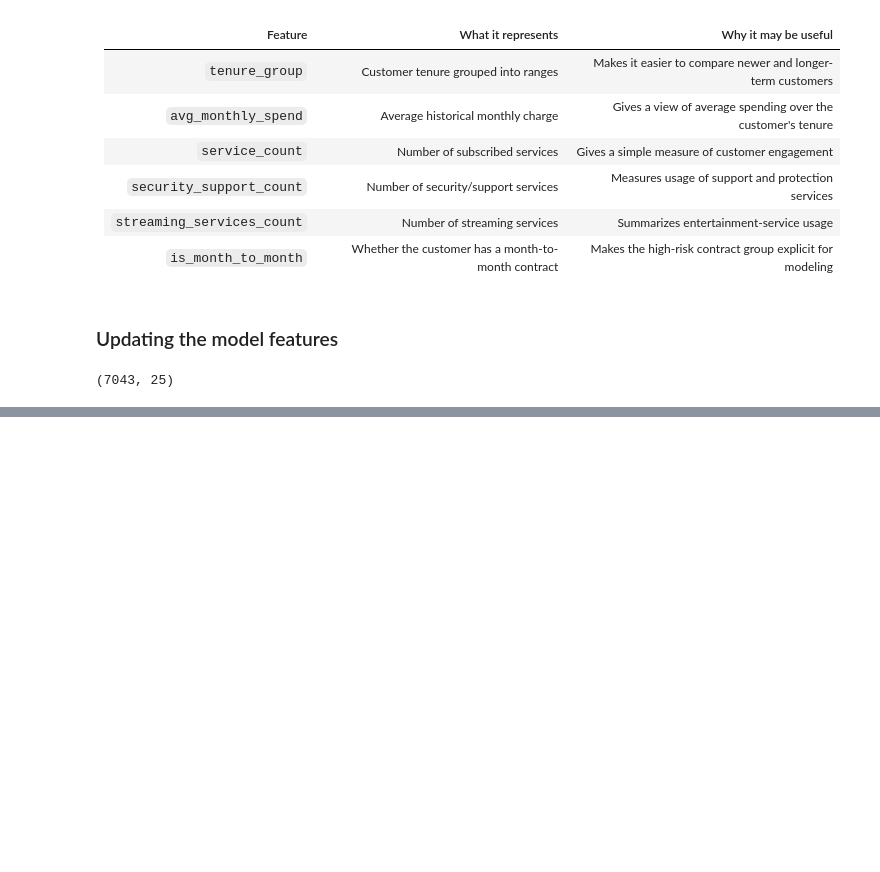
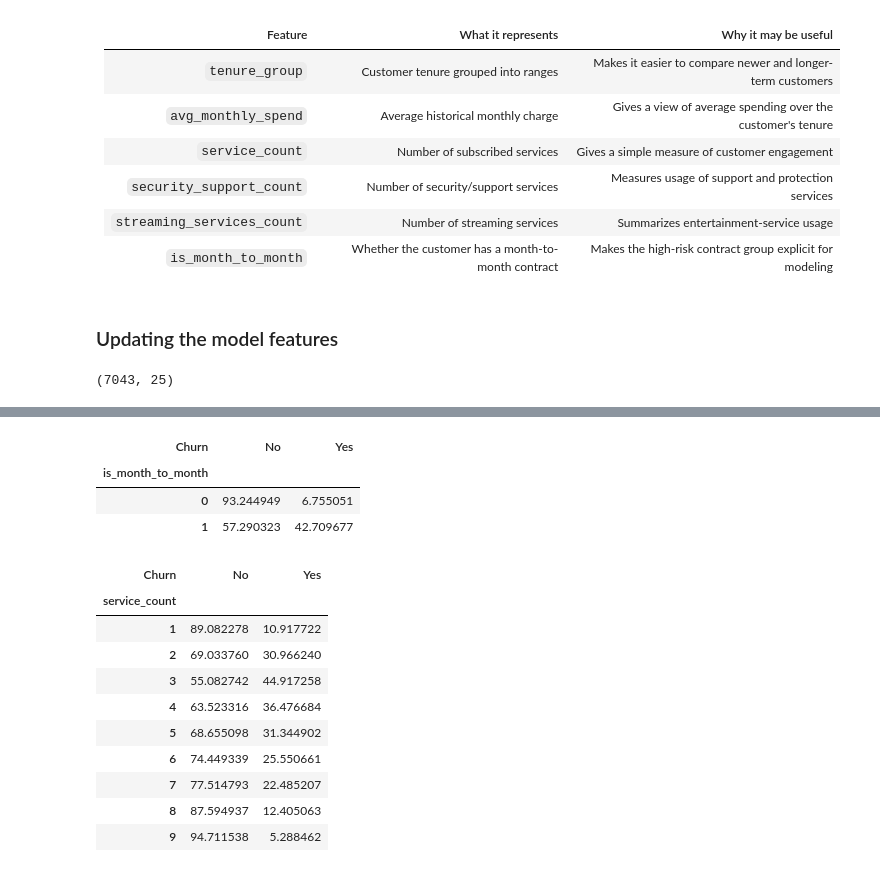
Before and after one commit to francisparwez/telco-customer-churn, a Jupyter notebook: Telco_Churn.ipynb, the cells around one changed output, grey strips where cells are left out. Drawn from its saved outputs; the diff is of its cells as text; code cells hidden in the pictures; blank space fills up the shorter version.

```diff
--- a/Telco_Churn.ipynb
+++ b/Telco_Churn.ipynb
@@ -1014,0 +1034,29 @@ X.shape
+# %%
+pd.crosstab(
+    df_clean["is_month_to_month"],
+    df_clean["Churn"],
+    normalize="index"
+) * 100
+# %% [output]
+| Churn | No | Yes |
+| is_month_to_month |  |  |
+| 0 | 93.244949 | 6.755051 |
+| 1 | 57.290323 | 42.709677 |
+# %%
+pd.crosstab(
+    df_clean["service_count"],
+    df_clean["Churn"],
+    normalize="index"
+) * 100
+# %% [output]
+| Churn | No | Yes |
+| service_count |  |  |
+| 1 | 89.082278 | 10.917722 |
+| 2 | 69.033760 | 30.966240 |
+| 3 | 55.082742 | 44.917258 |
+| 4 | 63.523316 | 36.476684 |
+| 5 | 68.655098 | 31.344902 |
+| 6 | 74.449339 | 25.550661 |
+| 7 | 77.514793 | 22.485207 |
+| 8 | 87.594937 | 12.405063 |
+| 9 | 94.711538 | 5.288462 |
```
Also changed, not shown: parts of 51 cells of this notebook, 2 other files.
